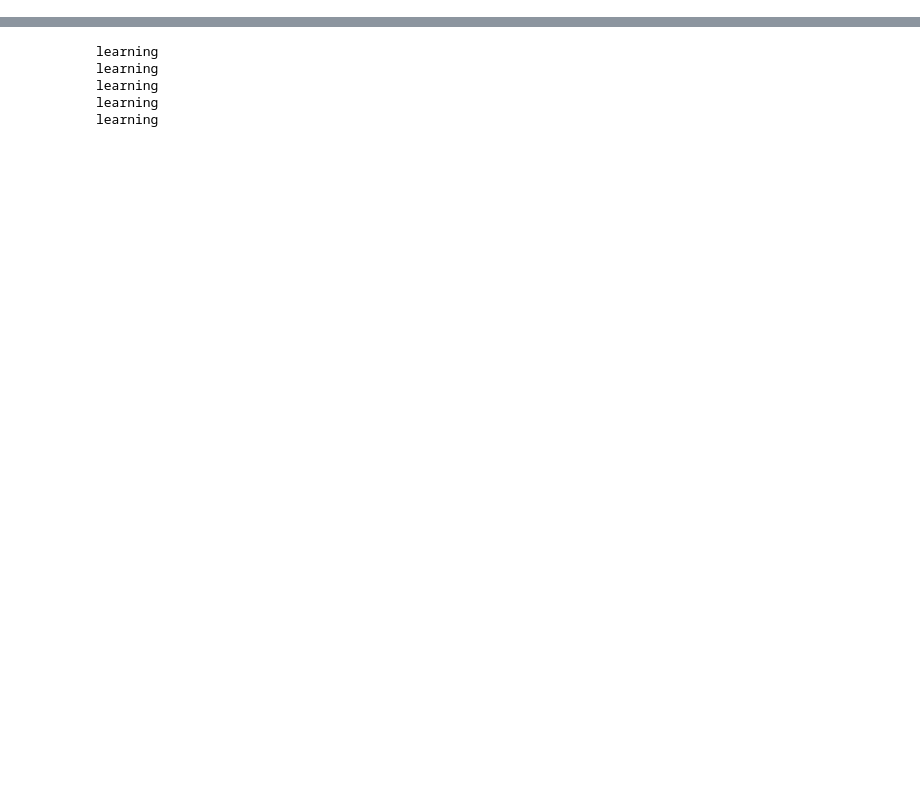
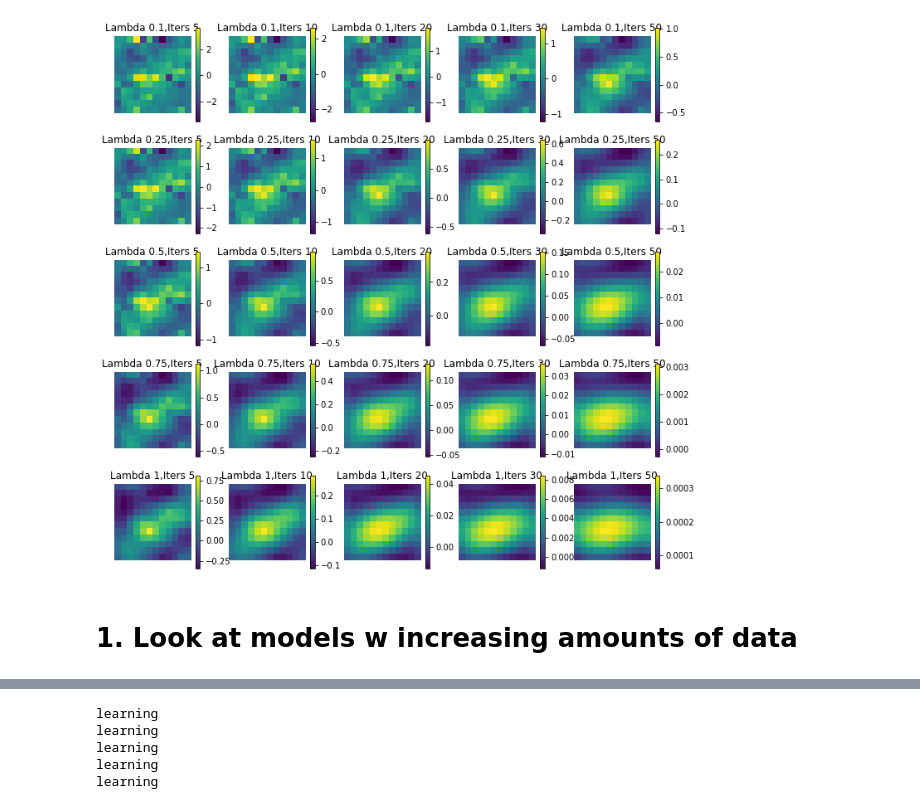
Before and after one commit to ccli3896/RLWorms, a Jupyter notebook: 12_19_homeTesting/RunMoreThings.ipynb, the cells around one changed output, grey strips where cells are left out. Drawn from its saved outputs; the diff is of its cells as text; code cells hidden in the pictures; blank space fills up the shorter version.

```diff
--- a/12_19_homeTesting/RunMoreThings.ipynb
+++ b/12_19_homeTesting/RunMoreThings.ipynb
@@ -17,0 +71,6 @@ from datetime import datetime
+# %%
+plot_key(mods,'reward_off',lambdas,iters)
+# %% [output]
+[figure, added]
+# %% [markdown]
+# 1. Look at models w increasing amounts of data
```
Also changed, not shown: parts of 33 cells of this notebook, 1 other file.
